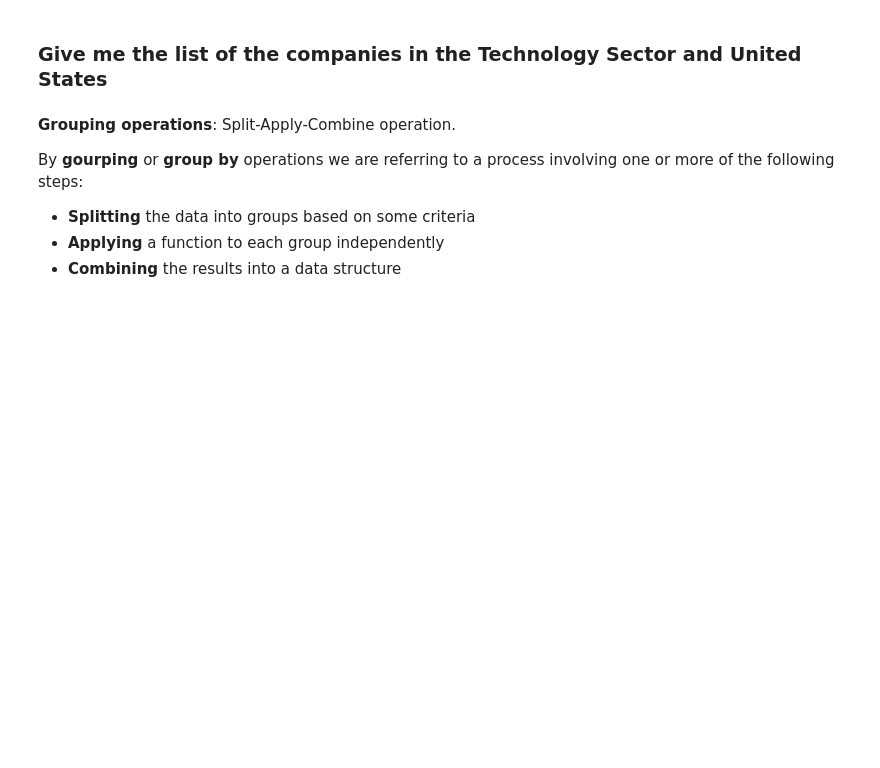
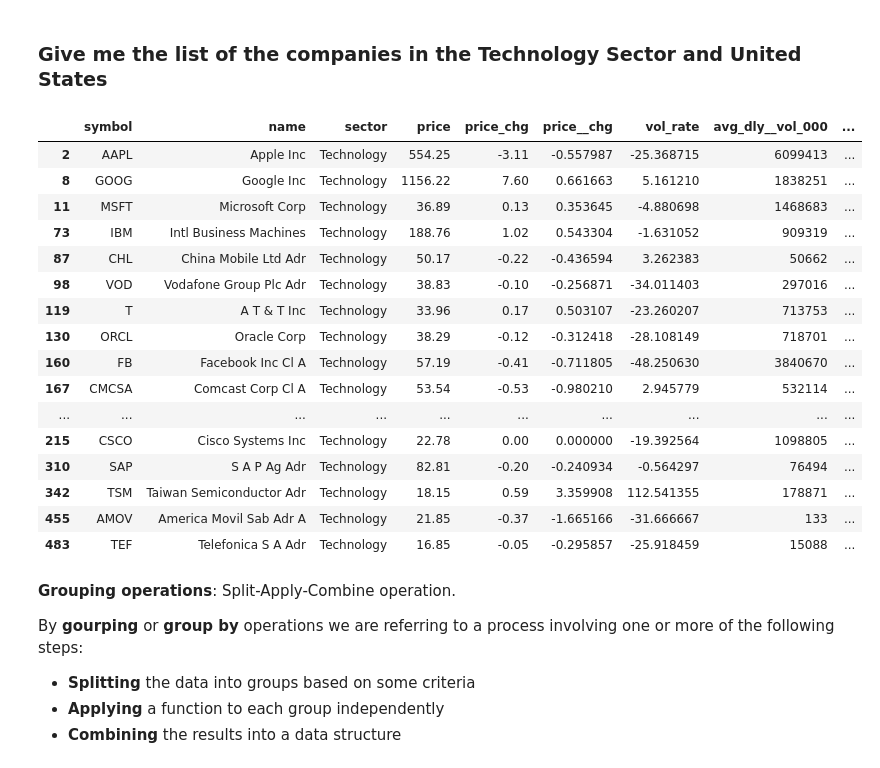
Before and after one commit to ryansmccoy/spreadsheets-to-dataframes, a Jupyter notebook: 04-pandas.ipynb, the cells around one changed output. Saved outputs shown, nothing was run; the diff lists cells and outputs as text; code cells hidden in the pictures; blank space fills up the shorter version.

```diff
--- a/04-pandas.ipynb
+++ b/04-pandas.ipynb
@@ -525,7 +612,25 @@ df.loc[df['Sector'] == 'Technology']
 # %% [markdown]
 ### Give me the list of the companies in the Technology Sector and United States
 # %%
-df.loc[(df['Sector'] == 'Technology') & (df['Trading Country'] == 'UNITED STATES')]
+df.loc[(df['sector'] == 'Technology') & (df['trading_country'] == 'UNITED STATES')]
+# %% [output]
+|  | symbol | name | sector | price | price_chg | price__chg | vol_rate | avg_dly__vol_000 | ... |
+| 2 | AAPL | Apple Inc | Technology | 554.25 | -3.11 | -0.557987 | -25.368715 | 6099413 | ... |
+| 8 | GOOG | Google Inc | Technology | 1156.22 | 7.60 | 0.661663 | 5.161210 | 1838251 | ... |
+| 11 | MSFT | Microsoft Corp | Technology | 36.89 | 0.13 | 0.353645 | -4.880698 | 1468683 | ... |
+| 73 | IBM | Intl Business Machines | Technology | 188.76 | 1.02 | 0.543304 | -1.631052 | 909319 | ... |
+| 87 | CHL | China Mobile Ltd Adr | Technology | 50.17 | -0.22 | -0.436594 | 3.262383 | 50662 | ... |
+| 98 | VOD | Vodafone Group Plc Adr | Technology | 38.83 | -0.10 | -0.256871 | -34.011403 | 297016 | ... |
+| 119 | T | A T & T Inc | Technology | 33.96 | 0.17 | 0.503107 | -23.260207 | 713753 | ... |
+| 130 | ORCL | Oracle Corp | Technology | 38.29 | -0.12 | -0.312418 | -28.108149 | 718701 | ... |
+| 160 | FB | Facebook Inc Cl A | Technology | 57.19 | -0.41 | -0.711805 | -48.250630 | 3840670 | ... |
+| 167 | CMCSA | Comcast Corp Cl A | Technology | 53.54 | -0.53 | -0.980210 | 2.945779 | 532114 | ... |
+| ... | ... | ... | ... | ... | ... | ... | ... | ... | ... |
+| 215 | CSCO | Cisco Systems Inc | Technology | 22.78 | 0.00 | 0.000000 | -19.392564 | 1098805 | ... |
+| 310 | SAP | S A P Ag Adr | Technology | 82.81 | -0.20 | -0.240934 | -0.564297 | 76494 | ... |
+| 342 | TSM | Taiwan Semiconductor Adr | Technology | 18.15 | 0.59 | 3.359908 | 112.541355 | 178871 | ... |
+| 455 | AMOV | America Movil Sab Adr A | Technology | 21.85 | -0.37 | -1.665166 | -31.666667 | 133 | ... |
+| 483 | TEF | Telefonica S A Adr | Technology | 16.85 | -0.05 | -0.295857 | -25.918459 | 15088 | ... |
 # %% [markdown]
 **Grouping operations**: Split-Apply-Combine operation.
 
```
Also changed, not shown: parts of 34 cells of this notebook, 2 other files.
